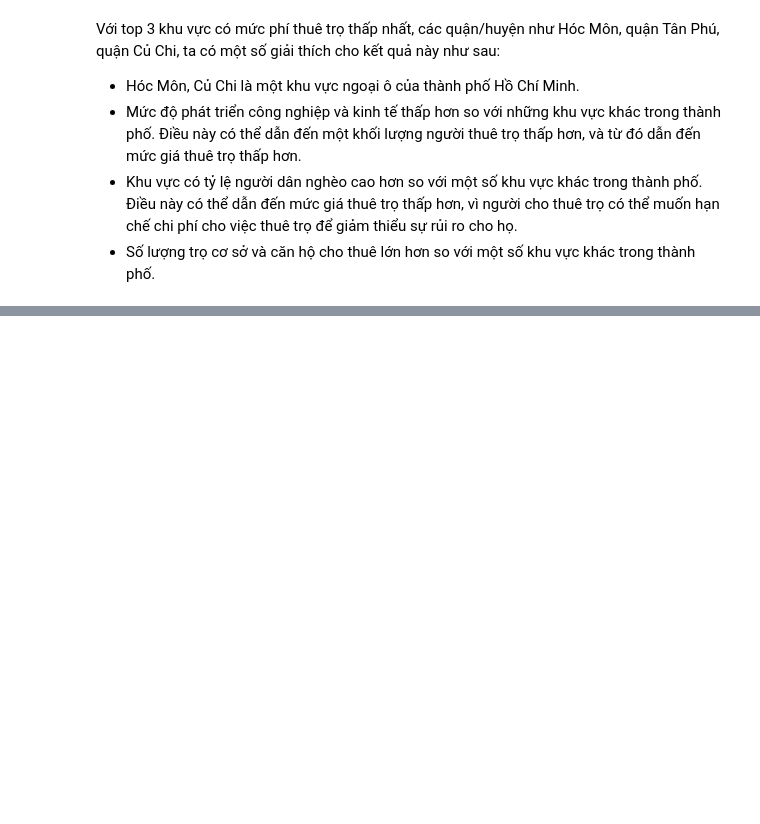
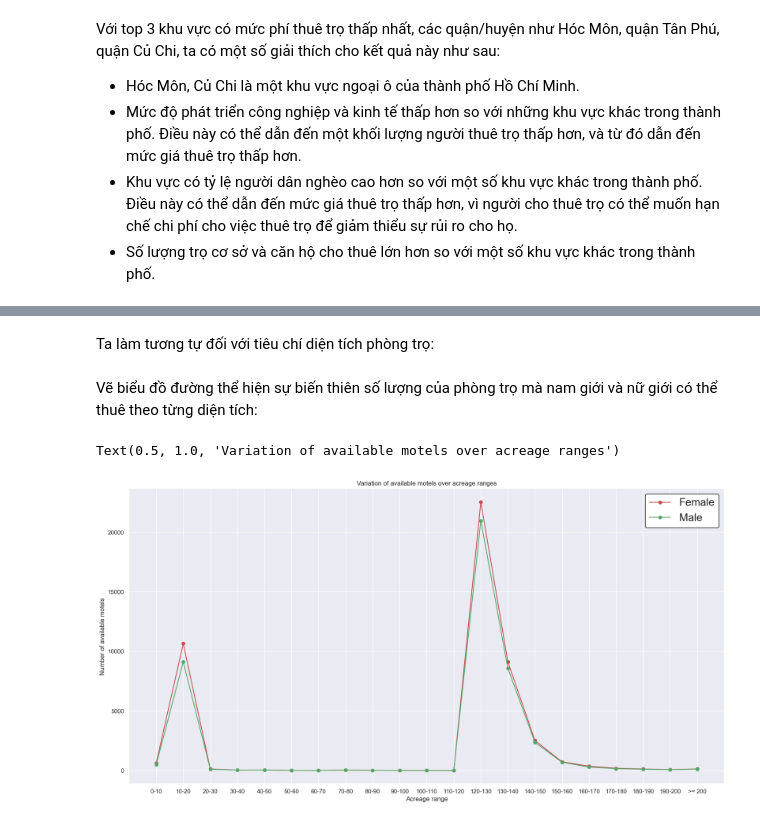
Before and after one commit to tungbtt/LTKHDL_Project_Phongtro, a Jupyter notebook: Project_PhongTro.ipynb, the cells around one changed output, grey strips where cells are left out. Saved outputs shown, nothing was run; the diff lists cells and outputs as text; code cells hidden in the pictures; blank space fills up the shorter version.

```diff
--- a/Project_PhongTro.ipynb
+++ b/Project_PhongTro.ipynb
@@ -483,0 +613,32 @@ Với top 3 khu vực có mức phí thuê trọ thấp nhất, các quận/huy
+# %% [markdown]
+Ta làm tương tự đối với tiêu chí diện tích phòng trọ:
+# %%
+def acreage_range(val):
+    for i in range(1, 21):
+        if val < i * 10:
+            return str((i-1) * 10) + '-'+ str(i * 10)
+    return '>= 200'
+
+male_avail_df = male_avail_df.sort_values('Acreage')
+female_avail_df = female_avail_df.sort_values('Acreage')
+
+male_avail_df['Acreage range'] = male_avail_df['Acreage'].apply(acreage_range)
+female_avail_df['Acreage range'] = female_avail_df['Acreage'].apply(acreage_range)
+# %% [markdown]
+Vẽ biểu đồ đường thể hiện sự biến thiên số lượng của phòng trọ mà nam giới và nữ giới có thể thuê theo từng diện tích:
+# %%
+line_female = female_avail_df.groupby('Acreage range')['Tenant'].value_counts()
+line_male   = male_avail_df.groupby('Acreage range')['Tenant'].value_counts()
+ax = plt.subplots(figsize = [20, 10])[1]
+plt.xlabel('Acreage range')
+plt.ylabel('Number of available motels')
+
+ax.set_xticklabels(list(male_avail_df['Acreage range'].drop_duplicates()))
+
+plt.plot(line_female[:,'Nu'], color = 'r', label = 'Female', linestyle = '-', marker = 'o')
+plt.plot(line_male[:,'Nam'], color='g', label = 'Male', linestyle = '-', marker = 'o')
+plt.legend(facecolor = 'white', framealpha = 1, edgecolor = 'black', prop={'size': 20})
+plt.title('Variation of available motels over acreage ranges')
+# %% [output]
+Text(0.5, 1.0, 'Variation of available motels over acreage ranges')
+[figure, added]
```
Also changed, not shown: parts of 28 cells of this notebook.
